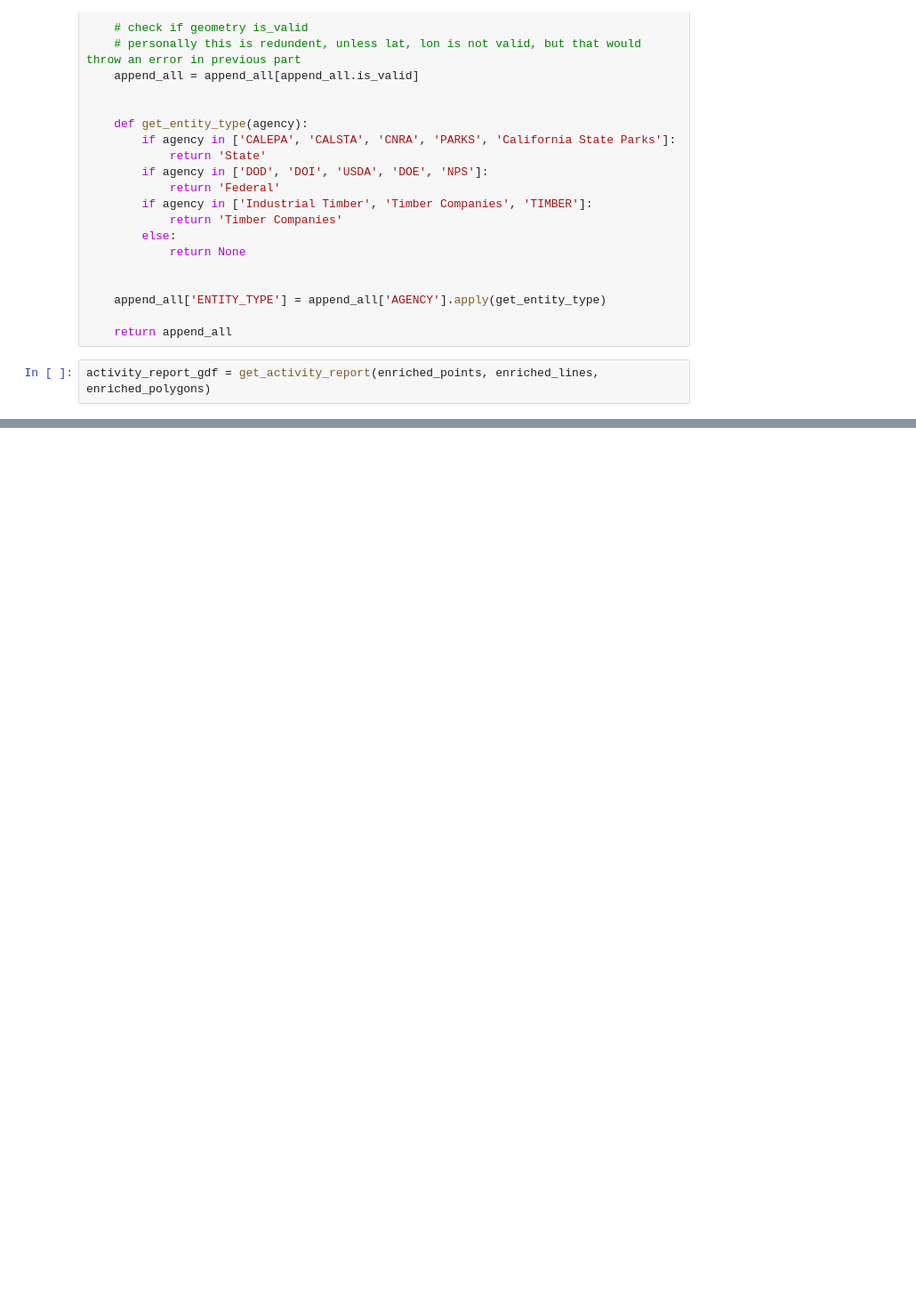
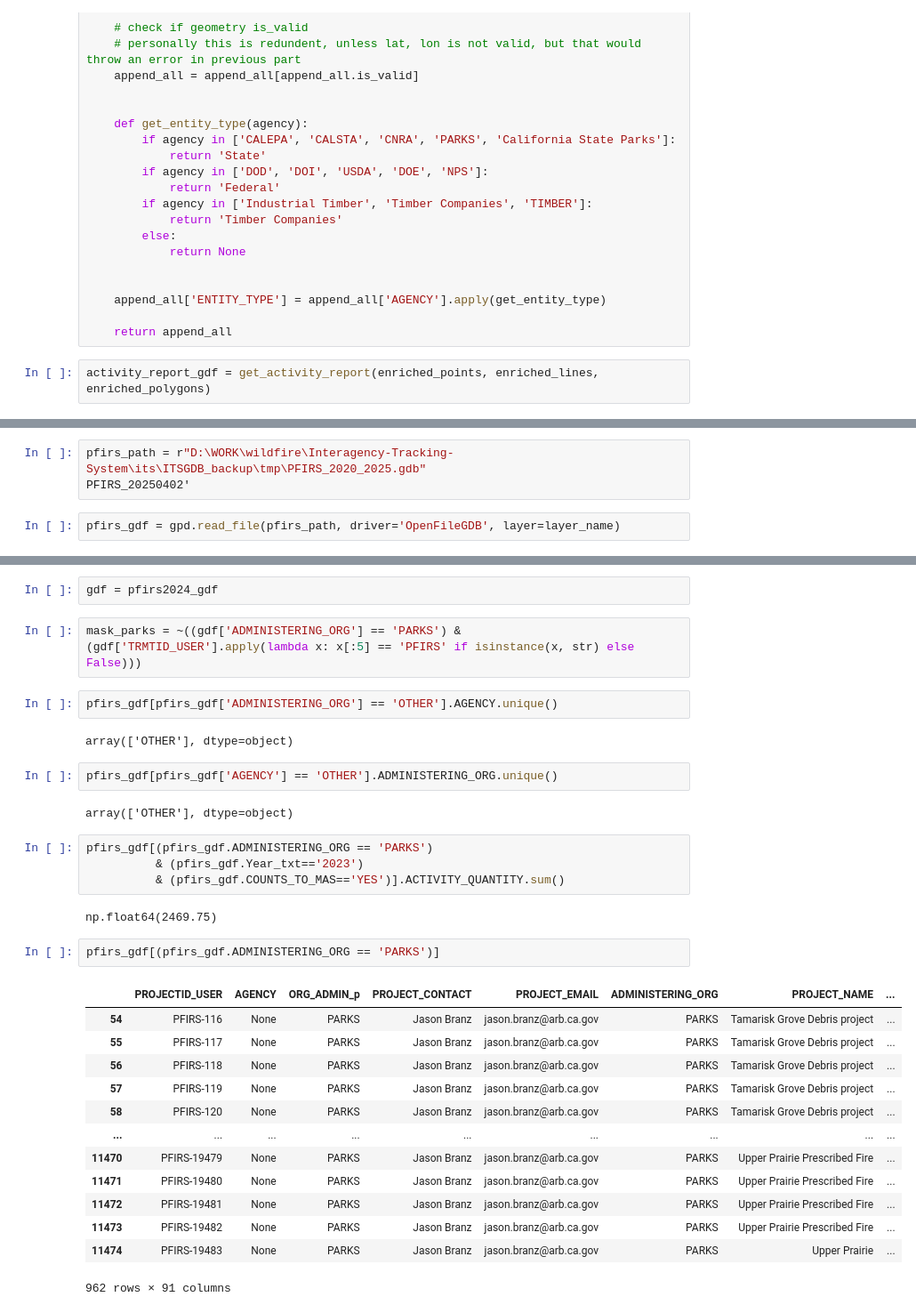
Before and after one commit to klinucsd/interagency-tracking-system, a Jupyter notebook: notebooks/Append.ipynb, the cells around one changed output, grey strips where cells are left out. Shown: that part at 89% size. Saved outputs shown, nothing was run; the diff lists cells and outputs as text; blank space fills up the shorter version.

```diff
--- a/notebooks/Append.ipynb
+++ b/notebooks/Append.ipynb
@@ -195,0 +364,5 @@ D:\WORK\wildfire\Interagency-Tracking-System\its\ITSGDB_backup\V2.0\reports.gdb
+# %%
+pfirs_path = r"D:\WORK\wildfire\Interagency-Tracking-System\its\ITSGDB_backup\tmp\PFIRS_2020_2025.gdb"
+PFIRS_20250402'
+# %%
+pfirs_gdf = gpd.read_file(pfirs_path, driver='OpenFileGDB', layer=layer_name)
@@ -195,0 +374,34 @@ D:\WORK\wildfire\Interagency-Tracking-System\its\ITSGDB_backup\V2.0\reports.gdb
+# %%
+gdf = pfirs2024_gdf
+# %%
+mask_parks = ~((gdf['ADMINISTERING_ORG'] == 'PARKS') & (gdf['TRMTID_USER'].apply(lambda x: x[:5] == 'PFIRS' if isinstance(x, str) else False)))
+# %%
+pfirs_gdf[pfirs_gdf['ADMINISTERING_ORG'] == 'OTHER'].AGENCY.unique()
+# %% [output]
+array(['OTHER'], dtype=object)
+# %%
+pfirs_gdf[pfirs_gdf['AGENCY'] == 'OTHER'].ADMINISTERING_ORG.unique()
+# %% [output]
+array(['OTHER'], dtype=object)
+# %%
+pfirs_gdf[(pfirs_gdf.ADMINISTERING_ORG == 'PARKS')
+          & (pfirs_gdf.Year_txt=='2023')
+          & (pfirs_gdf.COUNTS_TO_MAS=='YES')].ACTIVITY_QUANTITY.sum()
+# %% [output]
+np.float64(2469.75)
+# %%
+pfirs_gdf[(pfirs_gdf.ADMINISTERING_ORG == 'PARKS')]
+# %% [output]
+|  | PROJECTID_USER | AGENCY | ORG_ADMIN_p | PROJECT_CONTACT | PROJECT_EMAIL | ADMINISTERING_ORG | PROJECT_NAME | ... |
+| 54 | PFIRS-116 | None | PARKS | Jason Branz | jason.branz@arb.ca.gov | PARKS | Tamarisk Grove Debris project | ... |
+| 55 | PFIRS-117 | None | PARKS | Jason Branz | jason.branz@arb.ca.gov | PARKS | Tamarisk Grove Debris project | ... |
+| 56 | PFIRS-118 | None | PARKS | Jason Branz | jason.branz@arb.ca.gov | PARKS | Tamarisk Grove Debris project | ... |
+| 57 | PFIRS-119 | None | PARKS | Jason Branz | jason.branz@arb.ca.gov | PARKS | Tamarisk Grove Debris project | ... |
+| 58 | PFIRS-120 | None | PARKS | Jason Branz | jason.branz@arb.ca.gov | PARKS | Tamarisk Grove Debris project | ... |
+| ... | ... | ... | ... | ... | ... | ... | ... | ... |
+| 11470 | PFIRS-19479 | None | PARKS | Jason Branz | jason.branz@arb.ca.gov | PARKS | Upper Prairie Prescribed Fire | ... |
+| 11471 | PFIRS-19480 | None | PARKS | Jason Branz | jason.branz@arb.ca.gov | PARKS | Upper Prairie Prescribed Fire | ... |
+| 11472 | PFIRS-19481 | None | PARKS | Jason Branz | jason.branz@arb.ca.gov | PARKS | Upper Prairie Prescribed Fire | ... |
+| 11473 | PFIRS-19482 | None | PARKS | Jason Branz | jason.branz@arb.ca.gov | PARKS | Upper Prairie Prescribed Fire | ... |
+| 11474 | PFIRS-19483 | None | PARKS | Jason Branz | jason.branz@arb.ca.gov | PARKS | Upper Prairie | ... |
+962 rows × 91 columns
```
Also changed, not shown: parts of 30 cells of this notebook, 8 other files.
